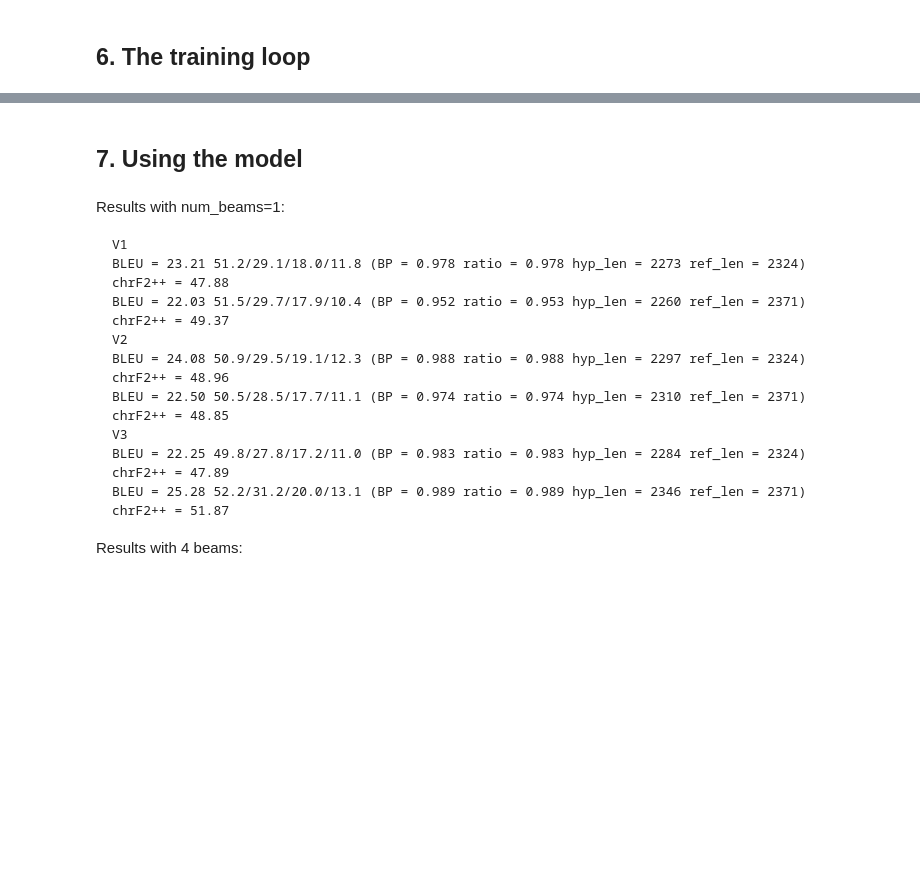
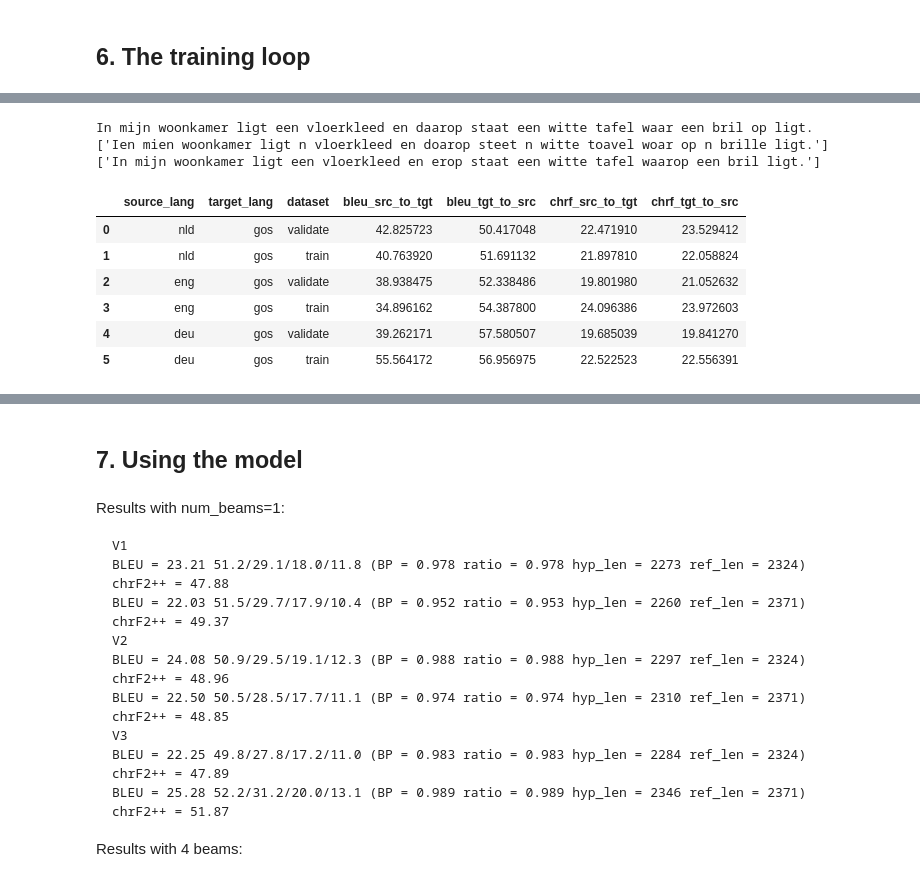
Before and after one commit to tom9358/nllb-tryout, a Jupyter notebook: multilanguage train.ipynb, the cells around one changed output, grey strips where cells are left out. Cells and saved outputs as stored; diff of their text form; code cells hidden in the pictures; blank space fills up the shorter version.

```diff
--- a/multilanguage train.ipynb
+++ b/multilanguage train.ipynb
@@ -191,7 +191,7 @@ optimizer = Adafactor(
     weight_decay=1e-3,
 )
 
-batch_size = 20 # 12 is fine, 16 is doable
+batch_size = 24 # 20 is fine
 max_length = 125
 warmup_steps = 100
 training_steps = int(800*8/batch_size)
@@ -239,7 +239,6 @@ def get_batch_pairs(batch_size, dataset="train", corpus_objects=corpus_objects):
         else:
             raise ValueError(f"Invalid dataset specified: {dataset}. Choose from 'train', 'validate', or 'test'.")
     weights = [w/sum(weights) for w in weights]
-    print(weights)
     corpus = np.random.choice(corpus_objects, p=weights, replace=False)
 
     if dataset == "train":
@@ -391,6 +383,10 @@ t = translate(s, langA, langB)
 print(t)
 t_back = translate(t, langB, langA)
 print(t_back)
+# %% [output]
+In mijn woonkamer ligt een vloerkleed en daarop staat een witte tafel waar een bril op ligt.
+['Ien mien woonkamer ligt n vloerkleed en doarop steet n witte toavel woar op n brille ligt.']
+['In mijn woonkamer ligt een vloerkleed en erop staat een witte tafel waarop een bril ligt.']
 # %%
 from sacrebleu import corpus_bleu, corpus_chrf
 
@@ -420,31 +416,39 @@ for corpus in tqdm(corpus_objects, desc="Processing corpora"):
             src_lang=corpus.target_lang_long,
             tgt_lang=corpus.source_lang_long
         )
 
         # Calculate metrics
         bleu_src_to_tgt = corpus_bleu(tgt_sentences, [translations_src_to_tgt]).score
         bleu_tgt_to_src = corpus_bleu(src_sentences, [translations_tgt_to_src]).score
 
         chrf_src_to_tgt = corpus_chrf(tgt_sentences, translations_src_to_tgt).score
         chrf_tgt_to_src = corpus_chrf(src_sentences, translations_tgt_to_src).score
 
         # Store results
         results.append({
             "source_lang": corpus.source_lang,
             "target_lang": corpus.target_lang,
             "dataset": dataset_name,
             "bleu_src_to_tgt": bleu_src_to_tgt,
             "bleu_tgt_to_src": bleu_tgt_to_src,
             "chrf_src_to_tgt": chrf_src_to_tgt,
             "chrf_tgt_to_src": chrf_tgt_to_src,
         })
 
 # Convert results to a DataFrame for easier analysis
 df_results = pd.DataFrame(results)
 
 # Display the results
-print(df_results)
+display(df_results)
 
 #####
 # Interesting results: for Dutch validation scores are higher than train, but for English and German it's reversed.
 # Current approach overtrains on German and English, bc those have less sentences but sampling from languages is uniform
+# %% [output]
+|  | source_lang | target_lang | dataset | bleu_src_to_tgt | bleu_tgt_to_src | chrf_src_to_tgt | chrf_tgt_to_src |
+| 0 | nld | gos | validate | 42.825723 | 50.417048 | 22.471910 | 23.529412 |
+| 1 | nld | gos | train | 40.763920 | 51.691132 | 21.897810 | 22.058824 |
+| 2 | eng | gos | validate | 38.938475 | 52.338486 | 19.801980 | 21.052632 |
+| 3 | eng | gos | train | 34.896162 | 54.387800 | 24.096386 | 23.972603 |
+| 4 | deu | gos | validate | 39.262171 | 57.580507 | 19.685039 | 19.841270 |
+| 5 | deu | gos | train | 55.564172 | 56.956975 | 22.522523 | 22.556391 |
```
Also changed, not shown: parts of 11 cells of this notebook.
